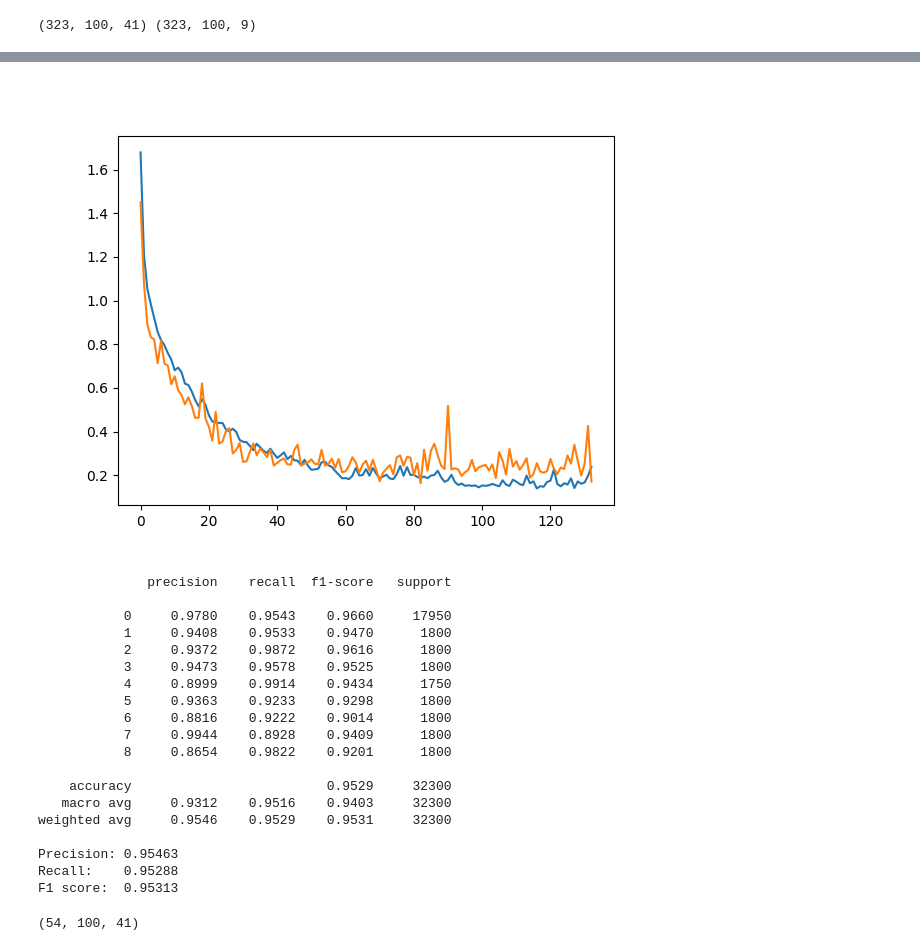
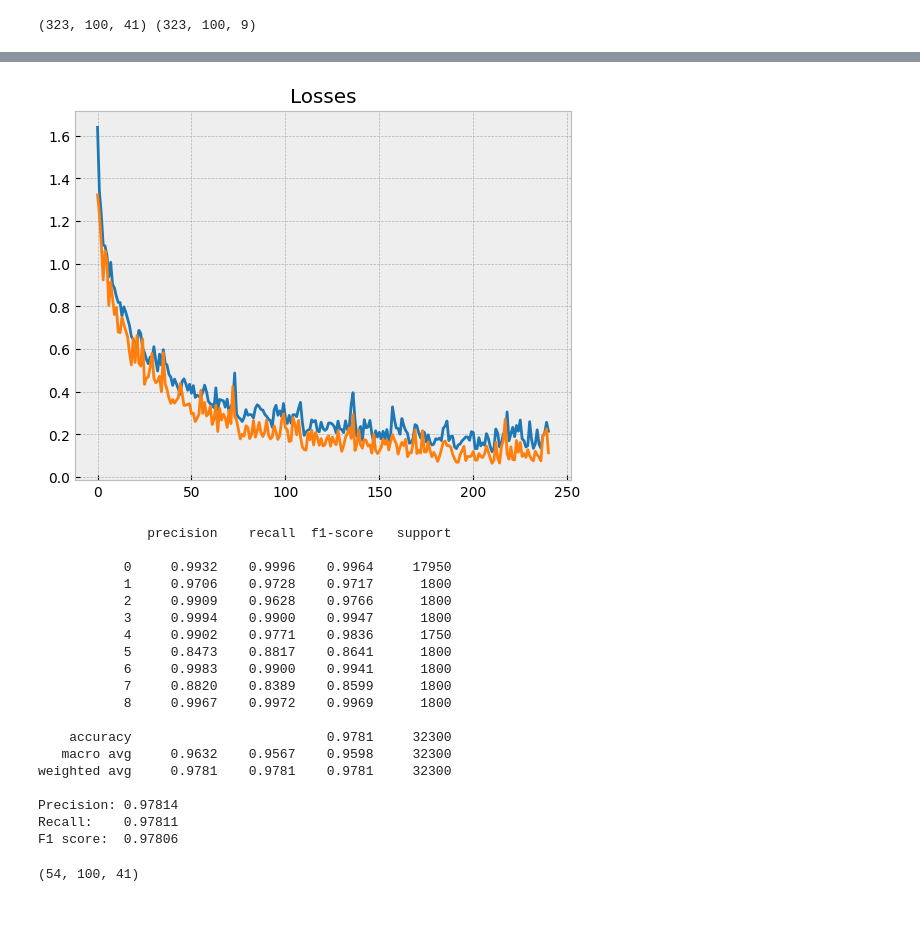
Before and after one commit to khav-i/nn_works, a Jupyter notebook: Motorica SkillFactory internship test task 2023-12/motorika_tf.ipynb, the cells around one changed output, grey strips where cells are left out. Drawn from its saved outputs; the diff is of its cells as text; code cells hidden in the pictures; blank space fills up the shorter version.

```diff
--- a/Motorica SkillFactory internship test task 2023-12/motorika_tf.ipynb
+++ b/Motorica SkillFactory internship test task 2023-12/motorika_tf.ipynb
@@ -108,3 +102,29 @@ y_train_2d = y_train_2d.values
+# %%
+# экспоненциальное сглаживание, преобразование Фурье
+def fft2_transformer(Xdf, sample_size=100, alpha=0.3):
+    samples, j = [], 0
+    for i in range(sample_size, Xdf.shape[0] + 1, sample_size):
+        x_smoothed = Xdf.loc[j:i-1, list(Xdf.columns)[:-1]].ewm(alpha=alpha, adjust=True).mean().values
+        fft_transformed = np.fft.fft2(x_smoothed)
+        fft_real = fft_transformed.real.astype(np.float64)
+        samples.append(fft_real)
+        j = i
+
+    X_fft2 = np.row_stack(samples)
+    X_fft2 = np.column_stack((X_fft2, Xdf.values[:, -1]))
+
+    return X_fft2
+# %%
+X_train_2d_df = pd.DataFrame(X_train_2d)
+X_test_2d_df = pd.DataFrame(X_test_2d)
+
+X_train_fft2 = fft2_transformer(X_train_2d_df)
+X_test_fft2 = fft2_transformer(X_test_2d_df)
+
+ss_scaler = preprocessing.StandardScaler()
+
+X_train_fft2_ss = ss_scaler.fit_transform(X_train_fft2)
+X_test_fft2_ss = ss_scaler.transform(X_test_fft2)
 # %% [markdown]
 ### Исходный вид
 # %%
@@ -159,16 +170,15 @@ X_test_ss = ss_scaler.transform(X_test_2d)
 # %%
 duration = 100
-ts_events = np.arange(0, len(X_train_ss), 100)
+ts_events = np.arange(0, len(X_train_fft2_ss), 100)
 
 y_train_nn = tf.keras.utils.to_categorical(y_train_2d)
 
-X_train_nn = [X_train_ss[ts_event : ts_event + duration] for ts_event in ts_events]
+X_train_nn = [X_train_fft2_ss[ts_event : ts_event + duration] for ts_event in ts_events]
 y_train_nn = [y_train_nn[ts_event : ts_event + duration] for ts_event in ts_events]
 
 X_train_nn = np.array([arr for arr in X_train_nn if arr.shape == X_train_nn[0].shape])
 y_train_nn = np.array([arr for arr in y_train_nn if arr.shape == y_train_nn[0].shape])
 
-
 print(X_train_nn.shape, y_train_nn.shape)
 # %% [output]
 (323, 100, 41) (323, 100, 9)
@@ -221,7 +231,7 @@ m.compile(
 
 earlystopping = callbacks.EarlyStopping(
     monitor="val_loss",
-    mode="min", patience=50,
+    mode="min", patience=30,
     restore_best_weights=True
 )
 
@@ -231,7 +241,7 @@ his = m.fit(
     batch_size=5,
     epochs=1000,
     verbose=1,
-    validation_split=0.2,
+    validation_split=0.25,
     callbacks=[earlystopping]
 )
 
@@ -257,11 +267,11 @@ Epoch 133/1000
 (323, 100, 9)
 # %%
-fig = plt.figure()
-ax = fig.add_subplot(1, 1, 1)
-ax.plot(his.history['loss'], color='tab:blue')
-ax.plot(his.history['val_loss'], color='tab:orange');
+
+plt.plot(his.history['loss'], color='tab:blue')
+plt.plot(his.history['val_loss'], color='tab:orange')
+plt.title('Losses');
 # %% [output]
-[figure, old version]
+[figure, new version]
 # %%
 y_pred_train = [arr.argmax(axis=-1) for arr in y_pred_train_nn]
 
@@ -284,21 +294,21 @@ print('F1 score: ', round(metrics.f1_score(y_train_2d, preds_train, average='wei
 # %% [output]
               precision    recall  f1-score   support
 
-           0     0.9780    0.9543    0.9660     17950
-           1     0.9408    0.9533    0.9470      1800
-           2     0.9372    0.9872    0.9616      1800
-           3     0.9473    0.9578    0.9525      1800
-           4     0.8999    0.9914    0.9434      1750
-           5     0.9363    0.9233    0.9298      1800
-           6     0.8816    0.9222    0.9014      1800
-           7     0.9944    0.8928    0.9409      1800
-           8     0.8654    0.9822    0.9201      1800
+           0     0.9932    0.9996    0.9964     17950
+           1     0.9706    0.9728    0.9717      1800
+           2     0.9909    0.9628    0.9766      1800
+           3     0.9994    0.9900    0.9947      1800
+           4     0.9902    0.9771    0.9836      1750
+           5     0.8473    0.8817    0.8641      1800
+           6     0.9983    0.9900    0.9941      1800
+           7     0.8820    0.8389    0.8599      1800
+           8     0.9967    0.9972    0.9969      1800
 
-    accuracy                         0.9529     32300
-   macro avg     0.9312    0.9516    0.9403     32300
-weighted avg     0.9546    0.9529    0.9531     32300
+    accuracy                         0.9781     32300
+   macro avg     0.9632    0.9567    0.9598     32300
+weighted avg     0.9781    0.9781    0.9781     32300
 
-Precision: 0.95463
-Recall:    0.95288
-F1 score:  0.95313
+Precision: 0.97814
+Recall:    0.97811
+F1 score:  0.97806
 # %%
```
Also changed, not shown: parts of 12 cells of this notebook.
